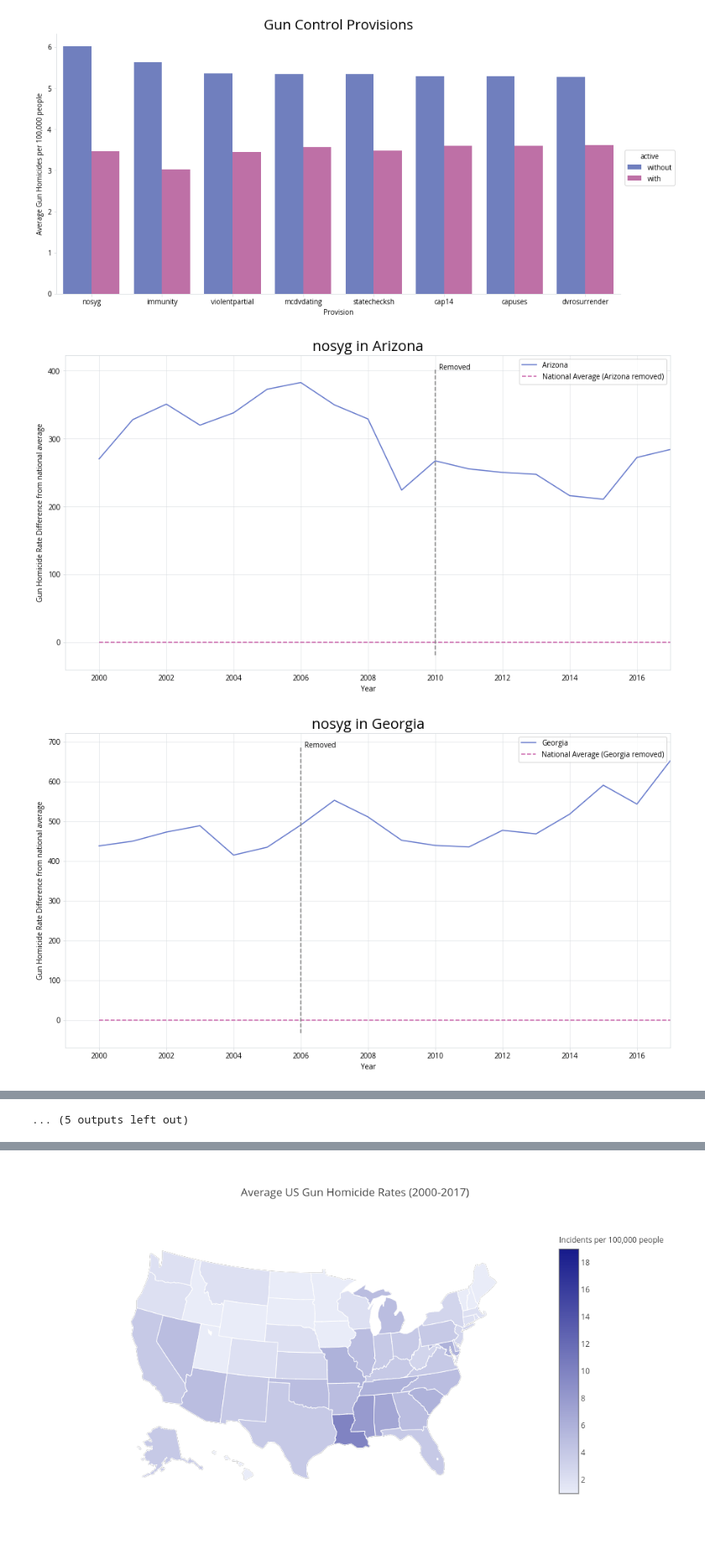
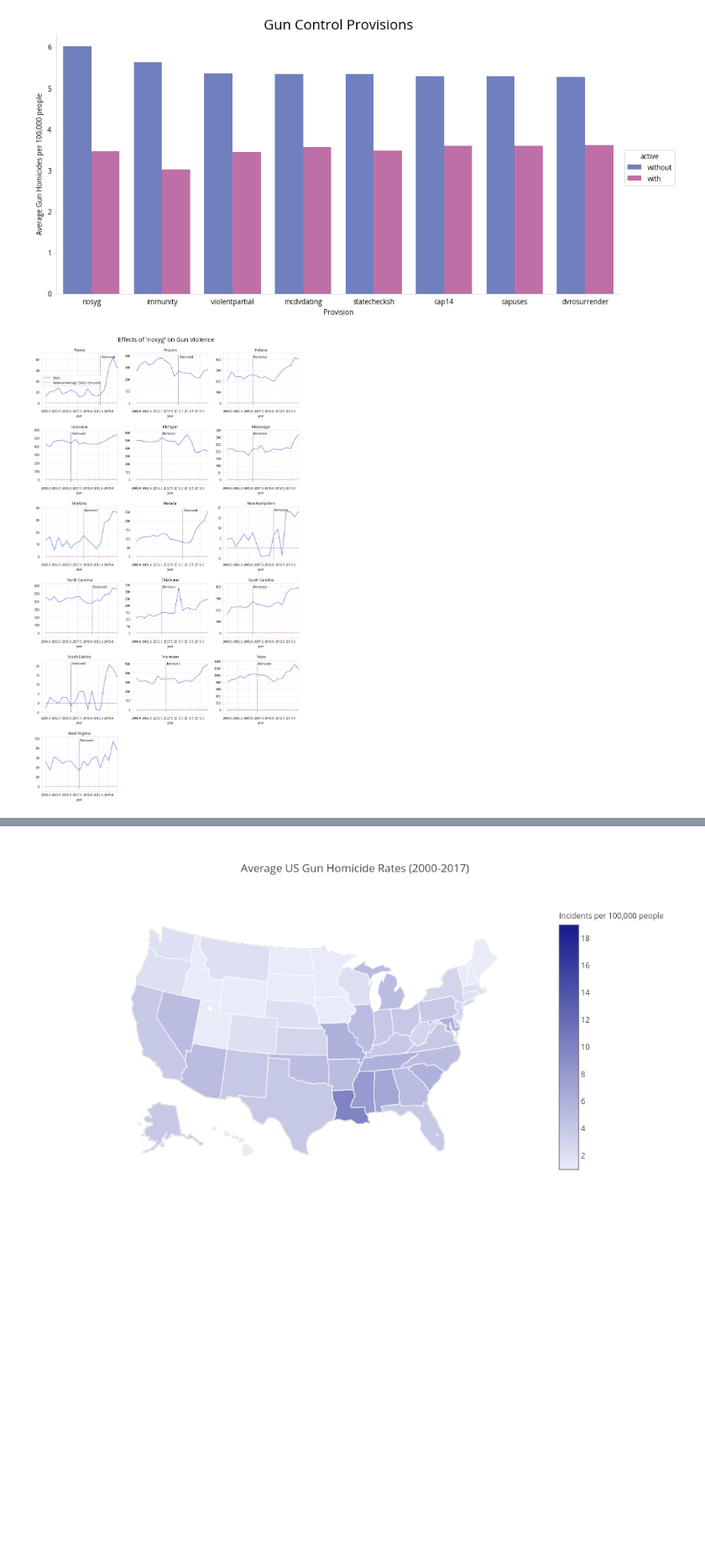
Before and after one commit to jonathanshuai/springboard-capstone1, a Jupyter notebook: visualization.ipynb, the cells around one changed output, grey strips where cells are left out. Shown at 84% size. Saved outputs shown, nothing was run; the diff lists cells and outputs as text; code cells hidden in the pictures; blank space fills up the shorter version.

```diff
--- a/visualization.ipynb
+++ b/visualization.ipynb
@@ -34,7 +34,7 @@ from sklearn.preprocessing import MinMaxScaler
 provisions_file = './data/raw/provisions.csv' # We'll need this
 lat_long_file = './data/cleaned/lat_long.csv'
 by_date_total_file = './data/cleaned/by_date_total.csv'
-annual_file = './data/cleaned/annual_gun.csv'
+annual_file = './data/cleaned/annual.csv'
 
 provisions_df = pd.read_csv(provisions_file, parse_dates=True)
 lat_long_df = pd.read_csv(lat_long_file, parse_dates=True, index_col=0)
@@ -72,8 +72,8 @@ def apply_styling(grid=True):
     if grid:
         plt.grid()
 # %%
-## # Exclude District of Columbia from some of our visualizations because it's extreme outlier
-# annual_df = annual_df[annual_df['state'] != 'District of Columbia']
+# Exclude District of Columbia from some of our visualizations, as it is an extreme outlier
+annual_df = annual_df[annual_df['state'] != 'District of Columbia']
 
 # Get a random subset of n states to plot (too many states)
 def get_random_states(n=12, seed=1):
@@ -409,7 +412,7 @@ useful_provisions.to_csv('./data/cleaned/useful_provisions.csv')
 # %% [output]
 [figure]
 # %%
-# Let's examine some of these more carefully
+### Let's examine some of these more carefully
 
 # Get where law changes
 def get_law_changes(filtered_provisions, state):
@@ -434,50 +437,61 @@ def visualize_provision(provision, lower_thresh=1, upper_thresh=16):
                                                           columns='state',
                                                           values=provision)
 
+    # Get number of states to plot, and calculate number of rows to make
+    n = filtered_provisions.columns.shape[0]
+    rows = n // 3 + 1
+
+    # Make the figure bigger based off how many rows we have
+    plt.figure(figsize=(15, rows * 4))
+
     # Plot each state's gun homicide rate and the national average
-    for state in filtered_provisions.columns:
+    for i, state in enumerate(filtered_provisions.columns):
+        plt.subplot(rows, 3, i + 1)
         # Get bounds for law changes
         law_changes = get_law_changes(filtered_provisions, state)
 
         # Get entries excluding the state of interest
         exclude_state = annual_df[annual_df['state'] != state]
         # Calculate national total and average from those entries
         national_total = exclude_state.groupby('year')['gun_deaths'].sum(axis=1)
         national_avg = national_total / exclude_state.groupby('year')['population'].sum()
         national_avg = national_avg * 100000
         # Take difference of trends from the state and the national average and plot it
         annual_by_date_df = annual_df.pivot_table(index='year',
                                                   columns='state',
                                                   values='gun_deaths')
         difference = annual_by_date_df[state] - national_avg
-        difference.plot(label=state)
+        difference.plot(label='State')
 
         # Plot the national average
-        plt.plot([2000, 2017], [0, 0], ls='--', label='National Average ({} removed)'.format(state))
+        plt.plot([2000, 2017], [0, 0], ls='--',
+                 label='National Average (State removed)'.format(state))
 
         y_bounds = plt.ylim()
         # And for each time the law changes, we plot a dotted line to indicate
         for year in law_changes.index:
             plt.plot([year, year], y_bounds, ls='--', color='grey')
-            plt.annotate(law_changes[year], xy=(year + 0.1, y_bounds[1]), textcoords='data', color='k')
-
-        plt.title('{} in {}'.format(provision, state), size=20)
-        plt.xlabel('Year')
-        plt.ylabel('Gun Homicide Rate Difference from national average')
+            plt.annotate(law_changes[year], xy=(year + 0.2, y_bounds[1] * 0.95),
+                         textcoords='data', color='k')
 
         apply_styling()
-        plt.legend(loc='best')
-        plt.show()
+        plt.title(state)
 
-# Remove dates before 2000 from provisions_df
+        if i == 0:
+            plt.legend(loc='best')
+
+    plt.suptitle('Effects of \'{}\' on Gun Violence'.format(provision), fontsize=20)
+    plt.subplots_adjust(top=0.95, hspace=0.4) # Space out the plots a bit more vertically
+    plt.show()
+
+    # Remove dates before 2000 from provisions_df
 provisions_df['year'] = provisions_df['year'].astype(int)
 provisions_df = provisions_df[provisions_df['year'] >= 2000]
 big_state_filter = provisions_df['state'].isin(get_random_states(40))
 provisions_df = provisions_df[big_state_filter]
 
 # We can visualize other provisions, but there are SO MANY CHARTS
 # so... we'll just do the one with the biggest difference
 visualize_provision('nosyg')
 # %% [output]
-[figure, old version]
+[figure, new version]
-[figure, removed]
@@ -494 +497,0 @@ visualize_provision('nosyg')
-... (5 outputs left out)
```
Also changed, not shown: parts of 10 cells of this notebook, 7 other files.
